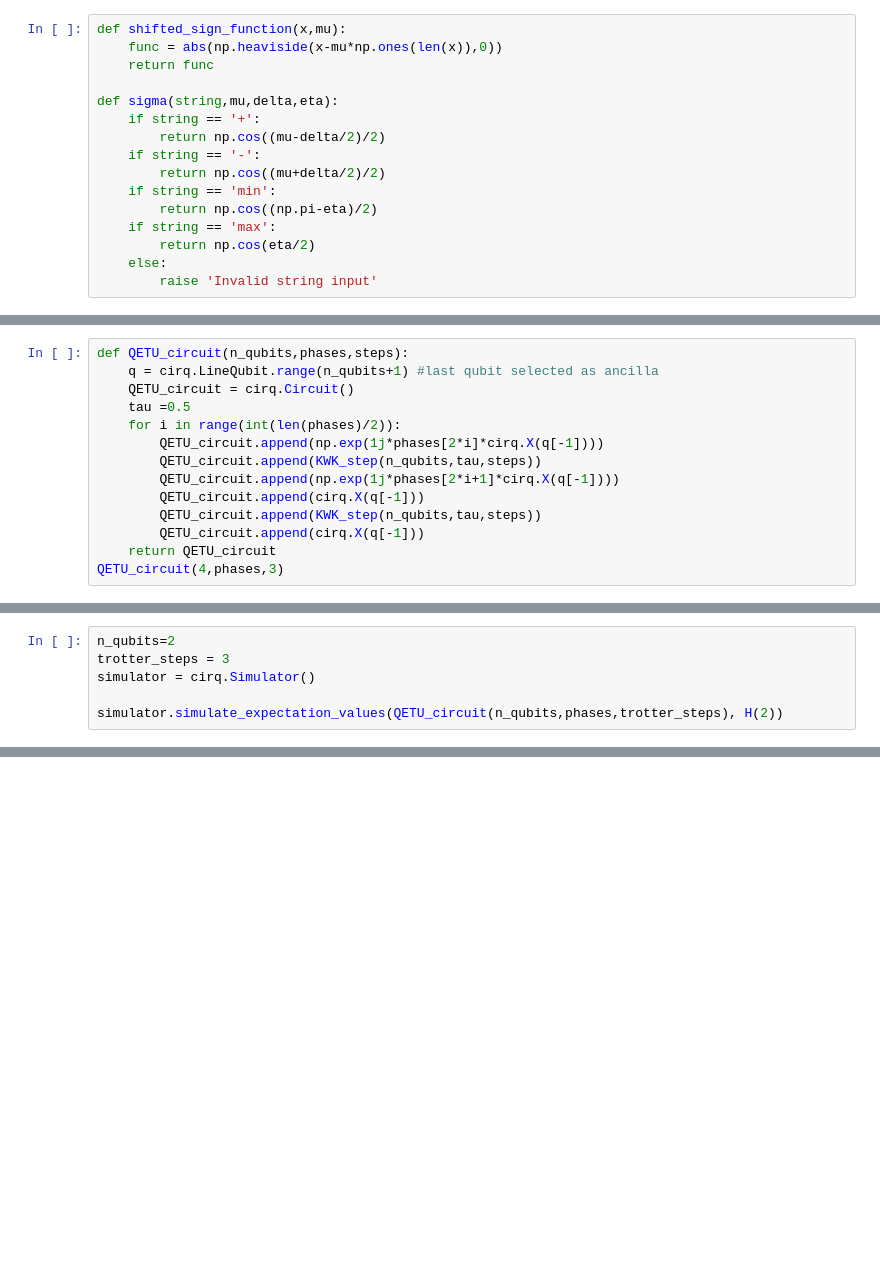
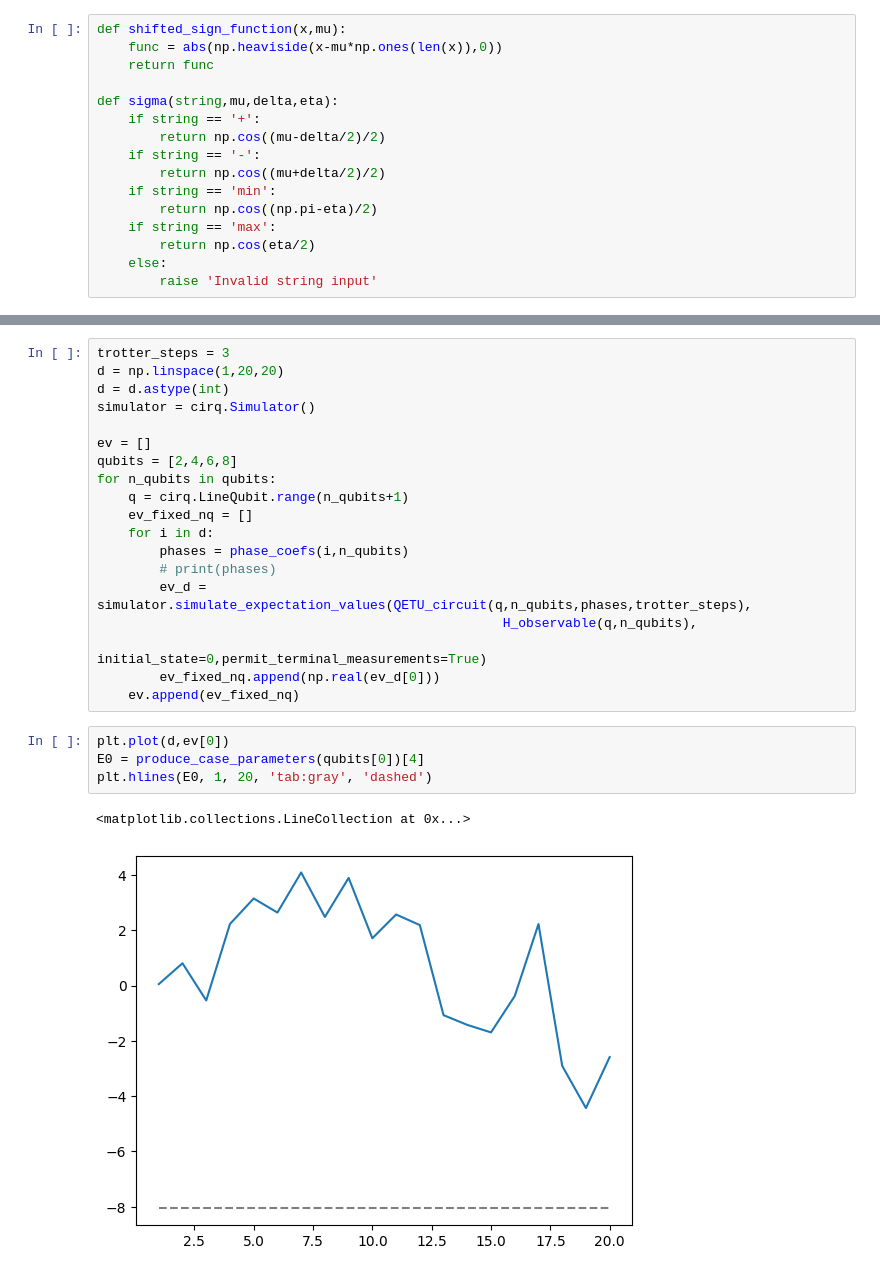
Before and after one commit to mmaneyro/Quantum-Neutrino-Project, a Jupyter notebook: FT_ground_state_prep.ipynb, the cells around one changed output, grey strips where cells are left out. Drawn from its saved outputs; the diff is of its cells as text; blank space fills up the shorter version.

Commit message:
Added energy estimation and plot vaia reestructuring (needs debug)

```diff
--- a/FT_ground_state_prep.ipynb
+++ b/FT_ground_state_prep.ipynb
@@ -217,14 +305,0 @@ Now that we have the values for the phases that will be applied to the ancilla w
-# %%
-def QETU_circuit(n_qubits,phases,steps):
-    q = cirq.LineQubit.range(n_qubits+1) #last qubit selected as ancilla
-    QETU_circuit = cirq.Circuit()
-    tau =0.5
-    for i in range(int(len(phases)/2)):
-        QETU_circuit.append(np.exp(1j*phases[2*i]*cirq.X(q[-1])))
-        QETU_circuit.append(KWK_step(n_qubits,tau,steps))
-        QETU_circuit.append(np.exp(1j*phases[2*i+1]*cirq.X(q[-1])))
-        QETU_circuit.append(cirq.X(q[-1]))
-        QETU_circuit.append(KWK_step(n_qubits,tau,steps))
-        QETU_circuit.append(cirq.X(q[-1]))
-    return QETU_circuit
-QETU_circuit(4,phases,3)
@@ -254,6 +305,0 @@ def H(n_qubits):
-# %%
-n_qubits=2
-trotter_steps = 3
-simulator = cirq.Simulator()
-
-simulator.simulate_expectation_values(QETU_circuit(n_qubits,phases,trotter_steps), H(2))
@@ -261,0 +329,26 @@ simulator.simulate_expectation_values(QETU_circuit(n_qubits,phases,trotter_steps
+# %%
+trotter_steps = 3
+d = np.linspace(1,20,20)
+d = d.astype(int)
+simulator = cirq.Simulator()
+
+ev = []
+qubits = [2,4,6,8]
+for n_qubits in qubits:
+    q = cirq.LineQubit.range(n_qubits+1)
+    ev_fixed_nq = []
+    for i in d:
+        phases = phase_coefs(i,n_qubits)
+        # print(phases)
+        ev_d = simulator.simulate_expectation_values(QETU_circuit(q,n_qubits,phases,trotter_steps),
+                                                    H_observable(q,n_qubits),
+                                                    initial_state=0,permit_terminal_measurements=True)
+        ev_fixed_nq.append(np.real(ev_d[0]))
+    ev.append(ev_fixed_nq)
+# %%
+plt.plot(d,ev[0])
+E0 = produce_case_parameters(qubits[0])[4]
+plt.hlines(E0, 1, 20, 'tab:gray', 'dashed')
+# %% [output]
+<matplotlib.collections.LineCollection at 0x...>
+[figure, added]
```
Also changed, not shown: parts of 25 cells of this notebook.
